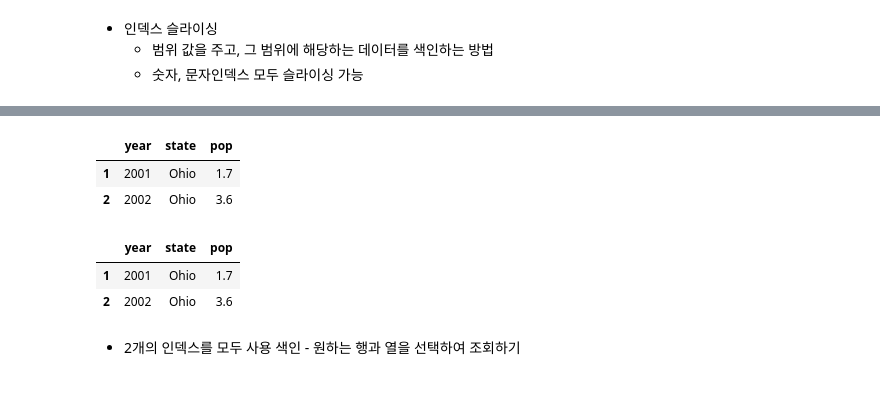
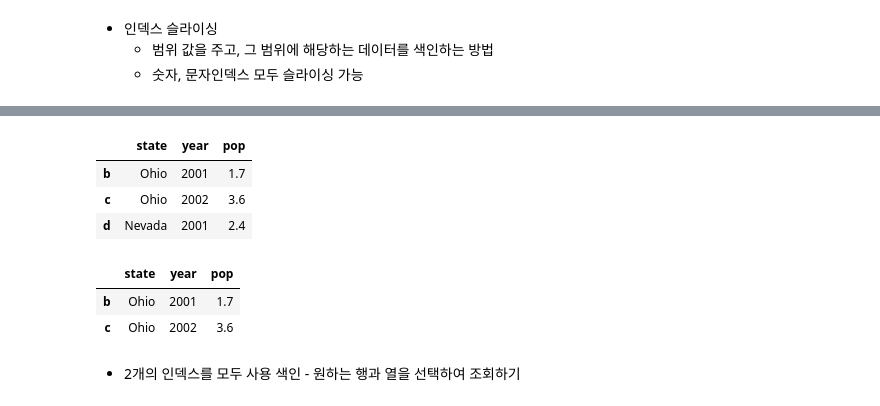
Before and after one commit to leesj0706/Python_basic3, a Jupyter notebook: ch05_update_class.ipynb, the cells around one changed output, grey strips where cells are left out. Drawn from its saved outputs; the diff is of its cells as text; code cells hidden in the pictures.

```diff
--- a/ch05_update_class.ipynb
+++ b/ch05_update_class.ipynb
@@ -916,14 +808,15 @@ frame2.loc[[1,2,3],['year','pop']]
+# %%
+frame.loc["b":"d"]
+# %% [output]
+|  | state | year | pop |
+| b | Ohio | 2001 | 1.7 |
+| c | Ohio | 2002 | 3.6 |
+| d | Nevada | 2001 | 2.4 |
 # %%
-frame2.iloc[1:3]
+frame.iloc[1:3]
 # %% [output]
-|  | year | state | pop |
-| 1 | 2001 | Ohio | 1.7 |
-| 2 | 2002 | Ohio | 3.6 |
+|  | state | year | pop |
+| b | Ohio | 2001 | 1.7 |
+| c | Ohio | 2002 | 3.6 |
-# %%
-frame2[1:3] # loc, iloc 생략
-# %% [output]
-|  | year | state | pop |
-| 1 | 2001 | Ohio | 1.7 |
-| 2 | 2002 | Ohio | 3.6 |
 # %% [markdown]
 * 2개의 인덱스를 모두 사용 색인 - 원하는 행과 열을 선택하여 조회하기
```
Also changed, not shown: parts of 78 cells of this notebook, 12 other files.
